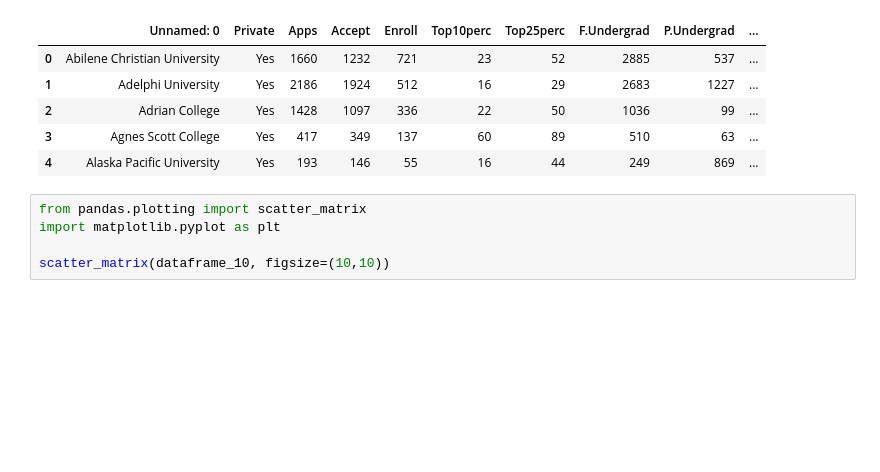
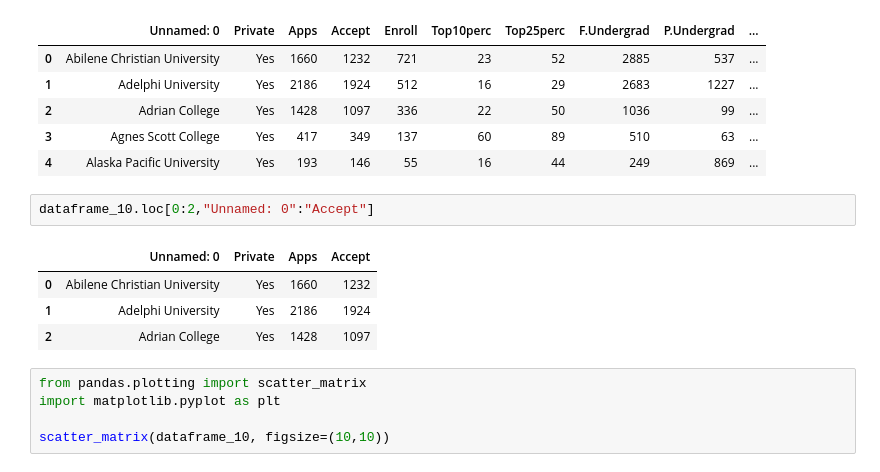
Before and after one commit to DataWithDino/Machine-Learning-Uni, a Jupyter notebook: 1_Einführung/102_College_CaseStudy.ipynb, the cells around one changed output. Drawn from its saved outputs; the diff is of its cells as text; blank space fills up the shorter version.

```diff
--- a/102_College_CaseStudy.ipynb
+++ b/1_Einführung/102_College_CaseStudy.ipynb
@@ -52,6 +52,13 @@ dataframe_10.head()
 | 2 | Adrian College | Yes | 1428 | 1097 | 336 | 22 | 50 | 1036 | 99 | ... |
 | 3 | Agnes Scott College | Yes | 417 | 349 | 137 | 60 | 89 | 510 | 63 | ... |
 | 4 | Alaska Pacific University | Yes | 193 | 146 | 55 | 16 | 44 | 249 | 869 | ... |
+# %%
+dataframe_10.loc[0:2,"Unnamed: 0":"Accept"]
+# %% [output]
+|  | Unnamed: 0 | Private | Apps | Accept |
+| 0 | Abilene Christian University | Yes | 1660 | 1232 |
+| 1 | Adelphi University | Yes | 2186 | 1924 |
+| 2 | Adrian College | Yes | 1428 | 1097 |
 # %%
 from pandas.plotting import scatter_matrix
 import matplotlib.pyplot as plt
```
Also changed, not shown: 13 other files.
